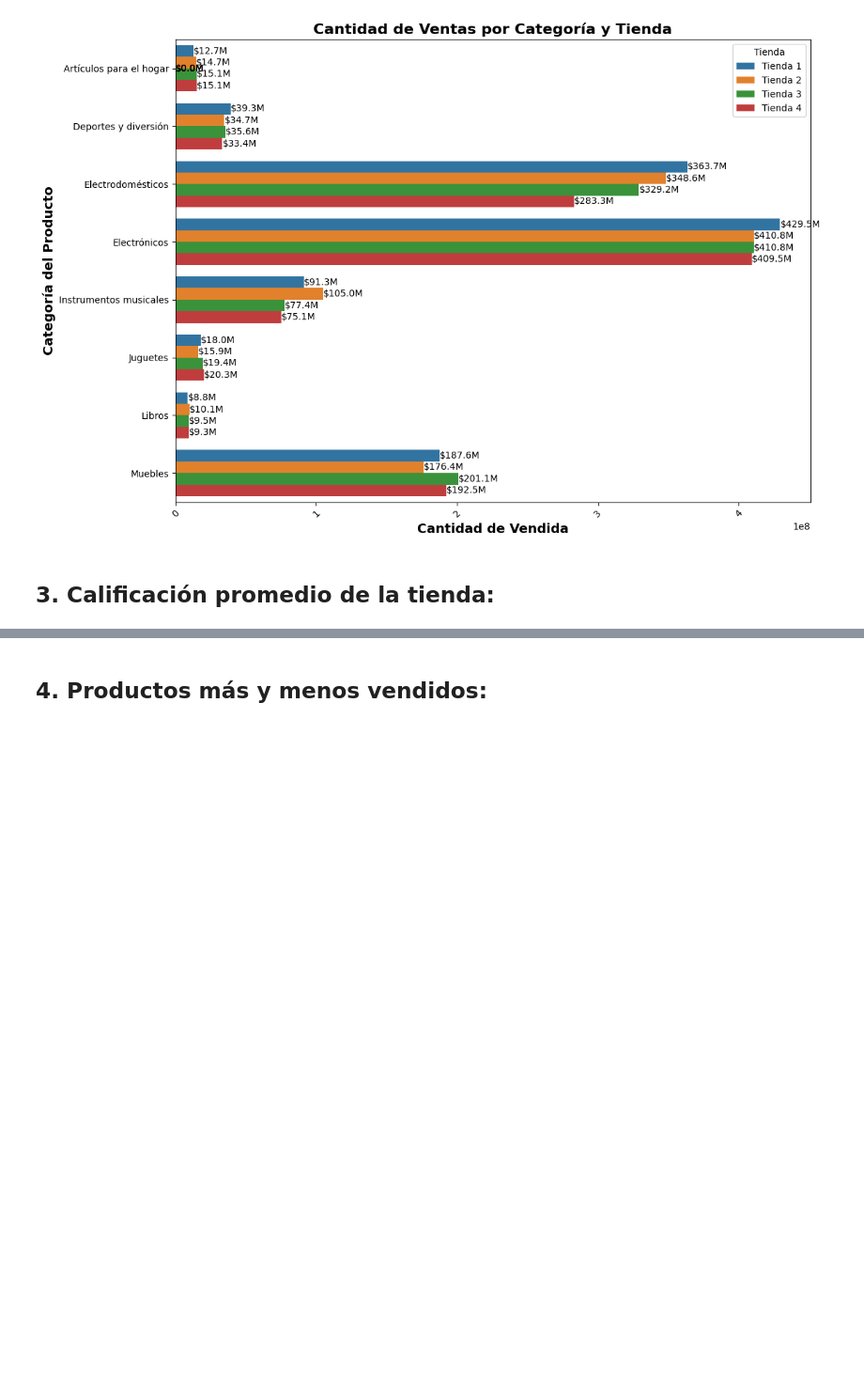
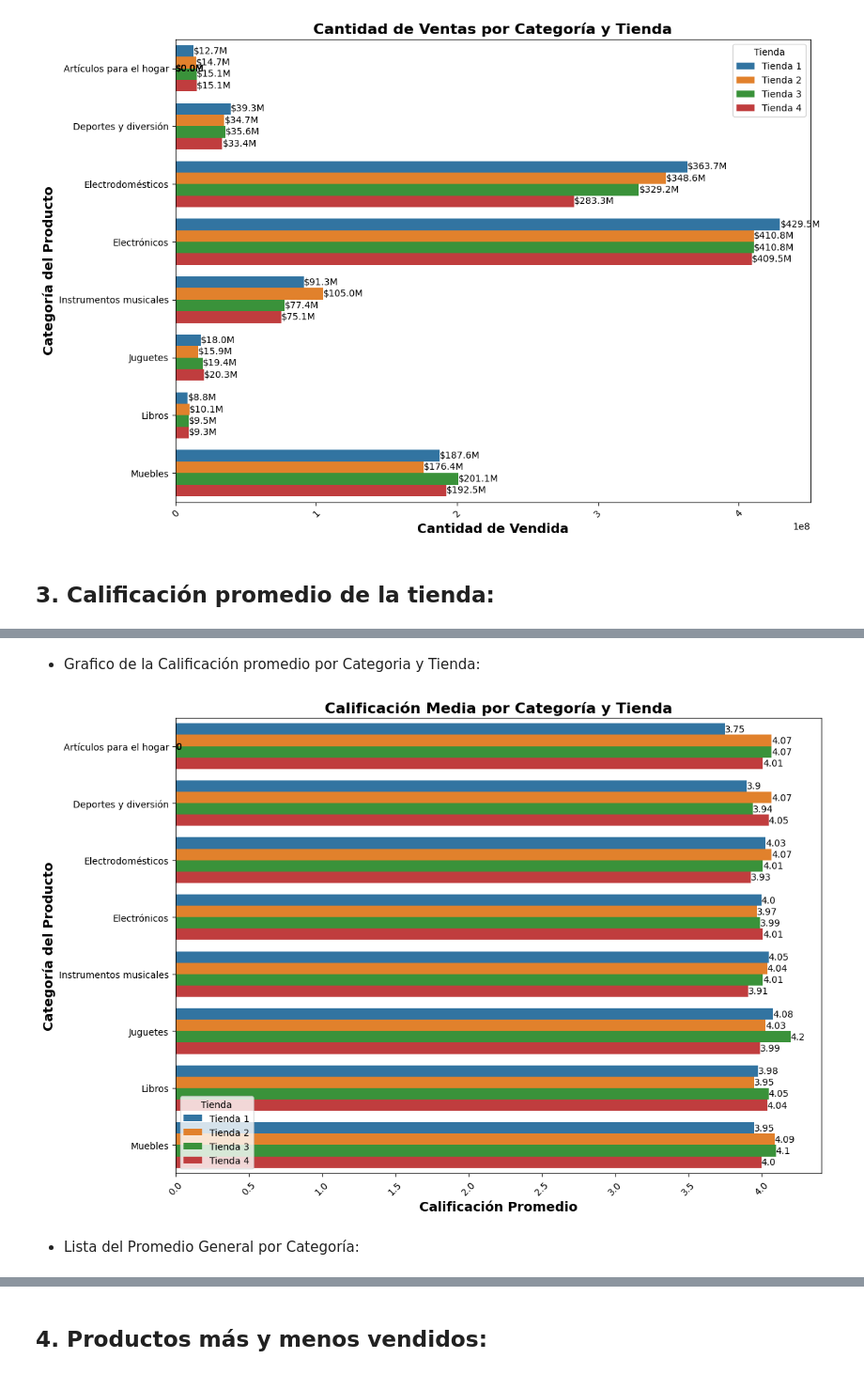
Before and after one commit to Afes-reop/Challenge-Alura-1, a Jupyter notebook: Challenge Alura 1.ipynb, the cells around one changed output, grey strips where cells are left out. Shown at 94% size. Cells and saved outputs as stored; diff of their text form; code cells hidden in the pictures; blank space fills up the shorter version.

```diff
--- a/Challenge Alura 1.ipynb
+++ b/Challenge Alura 1.ipynb
@@ -247,0 +293,21 @@ plt.show();
+# %%
+def calcular_categorias(store,calificación):
+    df2 = pd.DataFrame(store);
+    return df2.groupby(['Categoría del Producto']).agg(
+    calidad_prod=(calificación, 'size'),
+    suma_cal=('Calificación', 'sum'),
+    promedio_cal=('Calificación', 'mean'),
+    );
+
+calificacion_store = {};
+
+for e, store in enumerate(stores):
+    calificaciones = calcular_categorias(store, 'Categoría del Producto');
+    calificaciones['Tienda'] = f'Tienda {e+1}';
+    calificaciones = calificaciones.reset_index();
+    calificacion_store[f'Tienda {e+1}'] = calificaciones;
+
+df2 = pd.concat(calificacion_store.values(), ignore_index=True);
+
+df2['promedio_cal'] = df2['promedio_cal'].map('{:,.2f}'.format)
+print(df2)
@@ -247,0 +332,28 @@ plt.show();
+# %% [markdown]
+- Grafico de la Calificación promedio por Categoria y Tienda:
+# %%
+df2['promedio_cal'] = df2['promedio_cal'].astype(float);
+
+plt.figure(figsize=(12, 8));
+ax1 = sns.barplot(
+    data=df2,
+    y = 'Categoría del Producto',
+    x = 'promedio_cal',
+    hue = 'Tienda'
+)
+
+for barra1 in ax1.patches:
+    cantidad1 = barra1.get_width();
+    ax1.text(cantidad1, barra1.get_y() + barra1.get_height()/2,
+            f'{cantidad1}', va='center', ha='left', fontsize=10, color='black');
+
+plt.title('Calificación Media por Categoría y Tienda', fontsize=16, fontweight='bold');
+plt.xlabel('Calificación Promedio', fontsize=14, fontweight='bold');
+plt.ylabel('Categoría del Producto', fontsize=14, fontweight='bold');
+plt.xticks(rotation=45);
+plt.tight_layout();
+plt.show();
+# %% [output]
+[figure, added]
+# %% [markdown]
+- Lista del Promedio General por Categoría:
```
Also changed, not shown: parts of 14 cells of this notebook.
